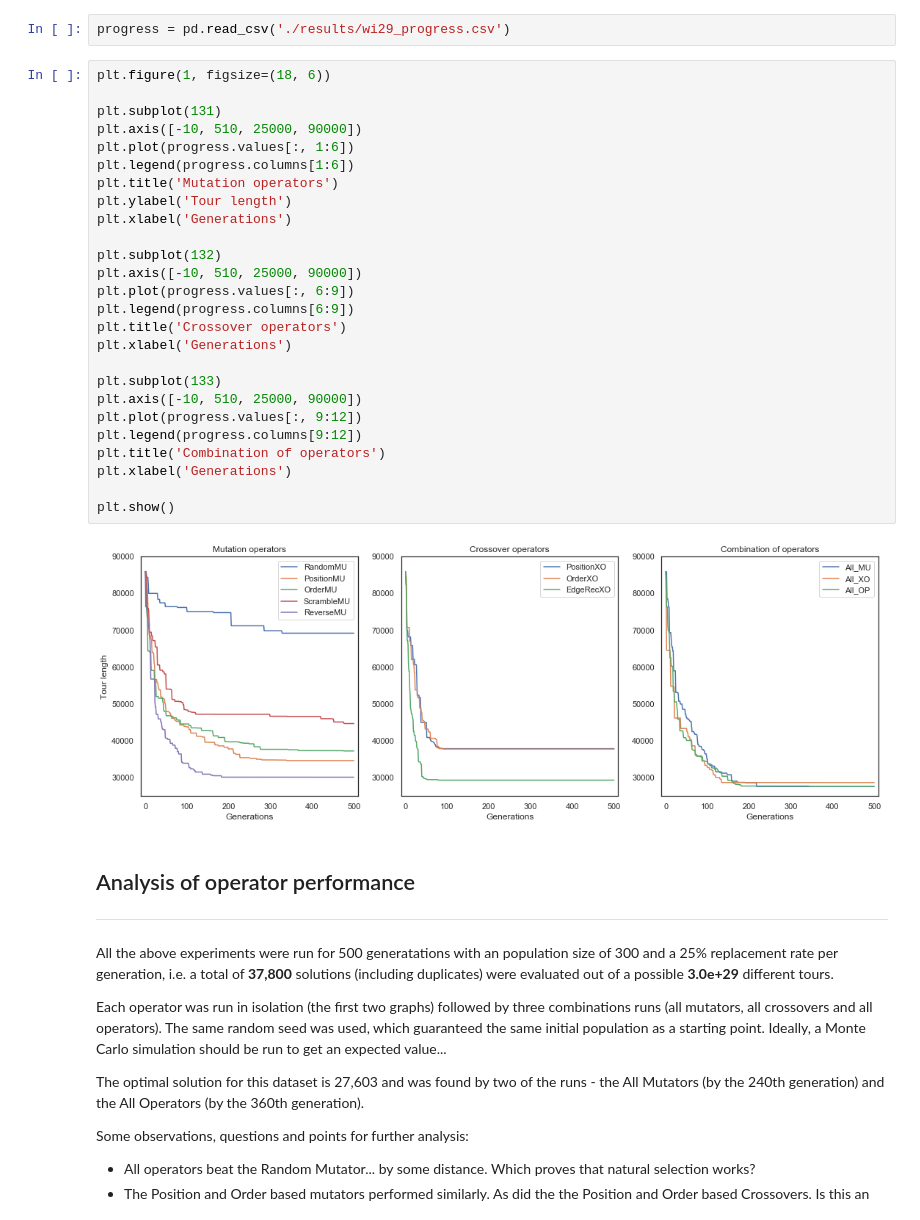
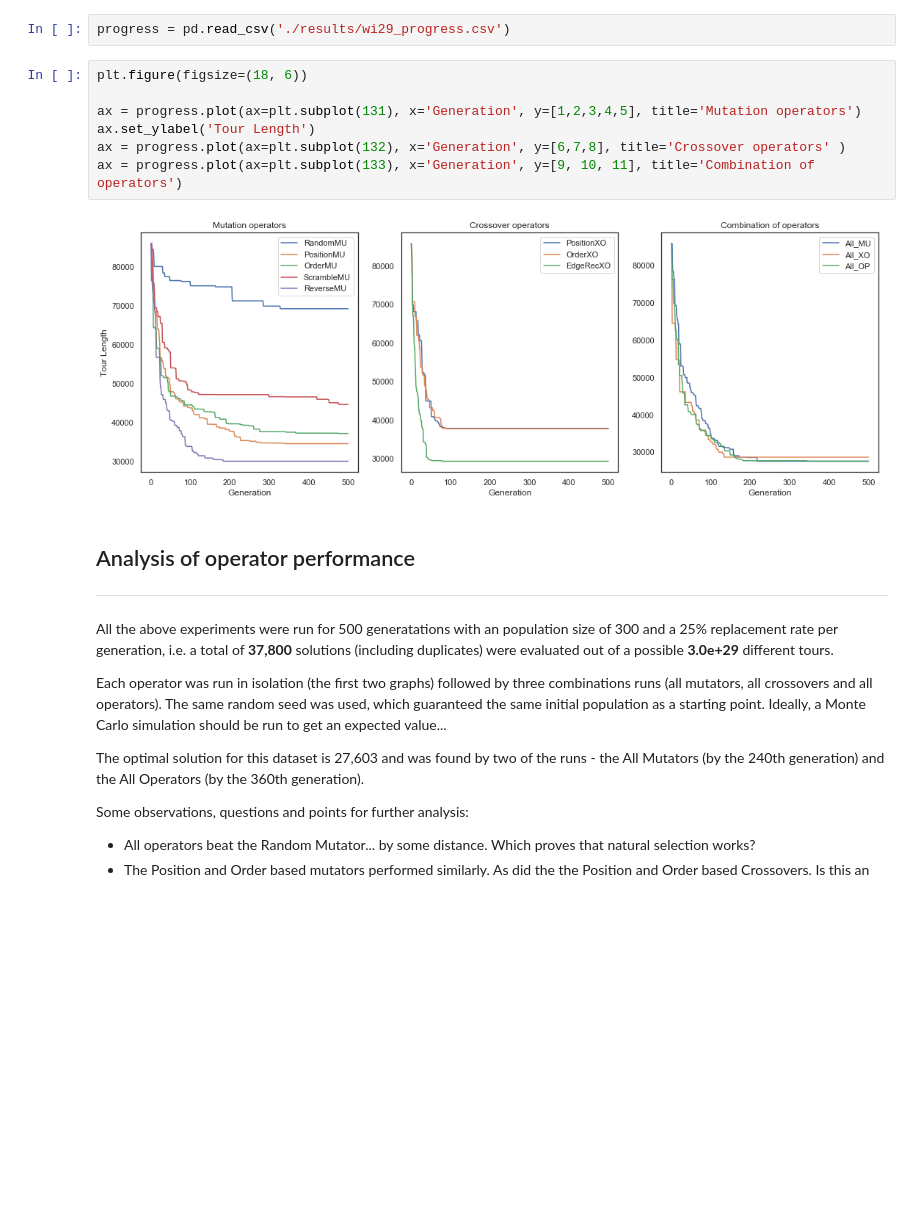
Before and after one commit to cdragun/ga-examples, a Jupyter notebook: Genoa1_operators.ipynb, the cells around one changed output. Saved outputs shown, nothing was run; the diff lists cells and outputs as text; blank space fills up the shorter version.

```diff
--- a/Genoa1_operators.ipynb
+++ b/Genoa1_operators.ipynb
@@ -174,34 +170,15 @@ In _genoa_, for each operator, it is possible to fine tune the probability of it
 Here are some graphs of how these operators perform in isolation and together...
 # %%
 progress = pd.read_csv('./results/wi29_progress.csv')
-# %%
-plt.figure(1, figsize=(18, 6))
-
-plt.subplot(131)
-plt.axis([-10, 510, 25000, 90000])
-plt.plot(progress.values[:, 1:6])
-plt.legend(progress.columns[1:6])
-plt.title('Mutation operators')
-plt.ylabel('Tour length')
-plt.xlabel('Generations')
-
-plt.subplot(132)
-plt.axis([-10, 510, 25000, 90000])
-plt.plot(progress.values[:, 6:9])
-plt.legend(progress.columns[6:9])
-plt.title('Crossover operators')
-plt.xlabel('Generations')
-
-plt.subplot(133)
-plt.axis([-10, 510, 25000, 90000])
-plt.plot(progress.values[:, 9:12])
-plt.legend(progress.columns[9:12])
-plt.title('Combination of operators')
-plt.xlabel('Generations')
-
-plt.show()
-# %% [output]
-[figure, removed]
+# %%
+plt.figure(figsize=(18, 6))
+
+ax = progress.plot(ax=plt.subplot(131), x='Generation', y=[1,2,3,4,5], title='Mutation operators')
+ax.set_ylabel('Tour Length')
+ax = progress.plot(ax=plt.subplot(132), x='Generation', y=[6,7,8], title='Crossover operators' )
+ax = progress.plot(ax=plt.subplot(133), x='Generation', y=[9, 10, 11], title='Combination of operators')
+# %% [output]
+[figure, added]
 # %% [markdown]
 
 ## Analysis of operator performance
```
Also changed, not shown: parts of 12 cells of this notebook.
